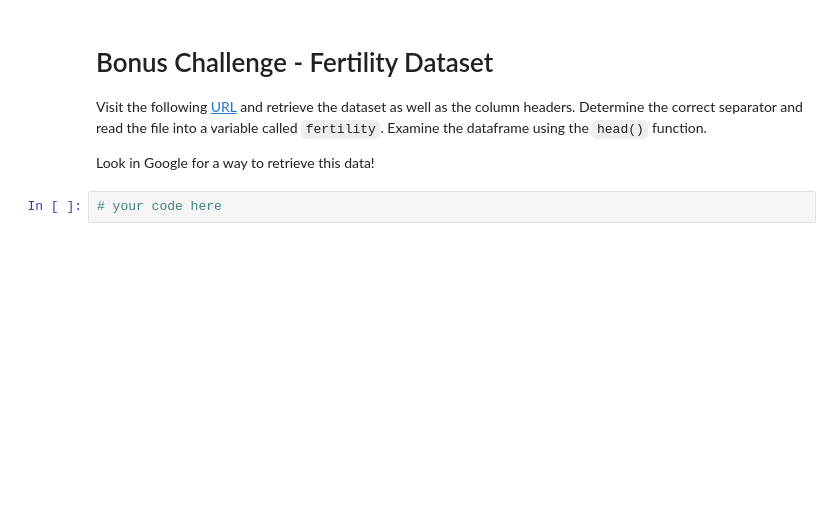
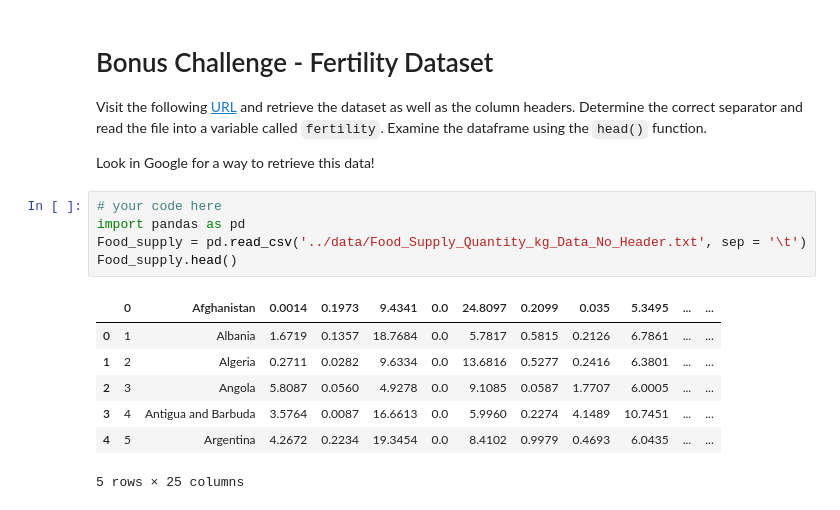
Before and after one commit to ta-data-mad/dataptmad0420, a Jupyter notebook: module-1/importing-exporting-data/your-code/main.ipynb, the cells around one changed output. Cells and saved outputs as stored; diff of their text form; blank space fills up the shorter version.

```diff
--- a/module-1/importing-exporting-data/your-code/main.ipynb
+++ b/module-1/importing-exporting-data/your-code/main.ipynb
@@ -213,5 +213,16 @@ astronaut.to_csv('../data/astronaut.csv', sep = ',')
 Visit the following [URL](https://archive.ics.uci.edu/ml/datasets/Fertility) and retrieve the dataset as well as the column headers. Determine the correct separator and read the file into a variable called `fertility`. Examine the dataframe using the `head()` function.
 
 Look in Google for a way to retrieve this data!
-# %%
-# your code here
+# %%
+# your code here
+import pandas as pd
+Food_supply = pd.read_csv('../data/Food_Supply_Quantity_kg_Data_No_Header.txt', sep = '\t')
+Food_supply.head()
+# %% [output]
+|  | 0 | Afghanistan | 0.0014 | 0.1973 | 9.4341 | 0.0 | 24.8097 | 0.2099 | 0.035 | 5.3495 | ... | ... |
+| 0 | 1 | Albania | 1.6719 | 0.1357 | 18.7684 | 0.0 | 5.7817 | 0.5815 | 0.2126 | 6.7861 | ... | ... |
+| 1 | 2 | Algeria | 0.2711 | 0.0282 | 9.6334 | 0.0 | 13.6816 | 0.5277 | 0.2416 | 6.3801 | ... | ... |
+| 2 | 3 | Angola | 5.8087 | 0.0560 | 4.9278 | 0.0 | 9.1085 | 0.0587 | 1.7707 | 6.0005 | ... | ... |
+| 3 | 4 | Antigua and Barbuda | 3.5764 | 0.0087 | 16.6613 | 0.0 | 5.9960 | 0.2274 | 4.1489 | 10.7451 | ... | ... |
+| 4 | 5 | Argentina | 4.2672 | 0.2234 | 19.3454 | 0.0 | 8.4102 | 0.9979 | 0.4693 | 6.0435 | ... | ... |
+5 rows × 25 columns
```
Also changed, not shown: parts of 2 cells of this notebook.
